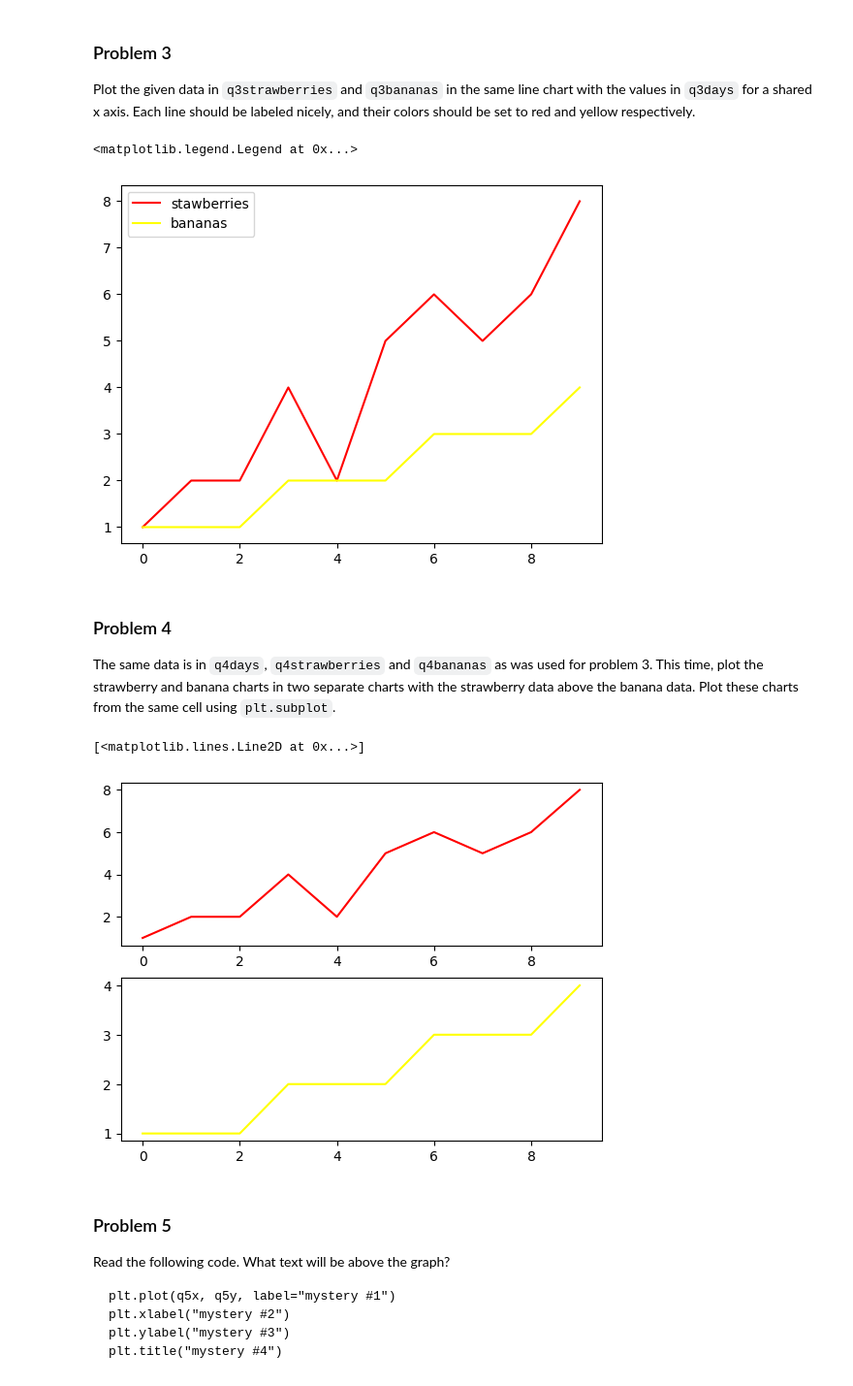
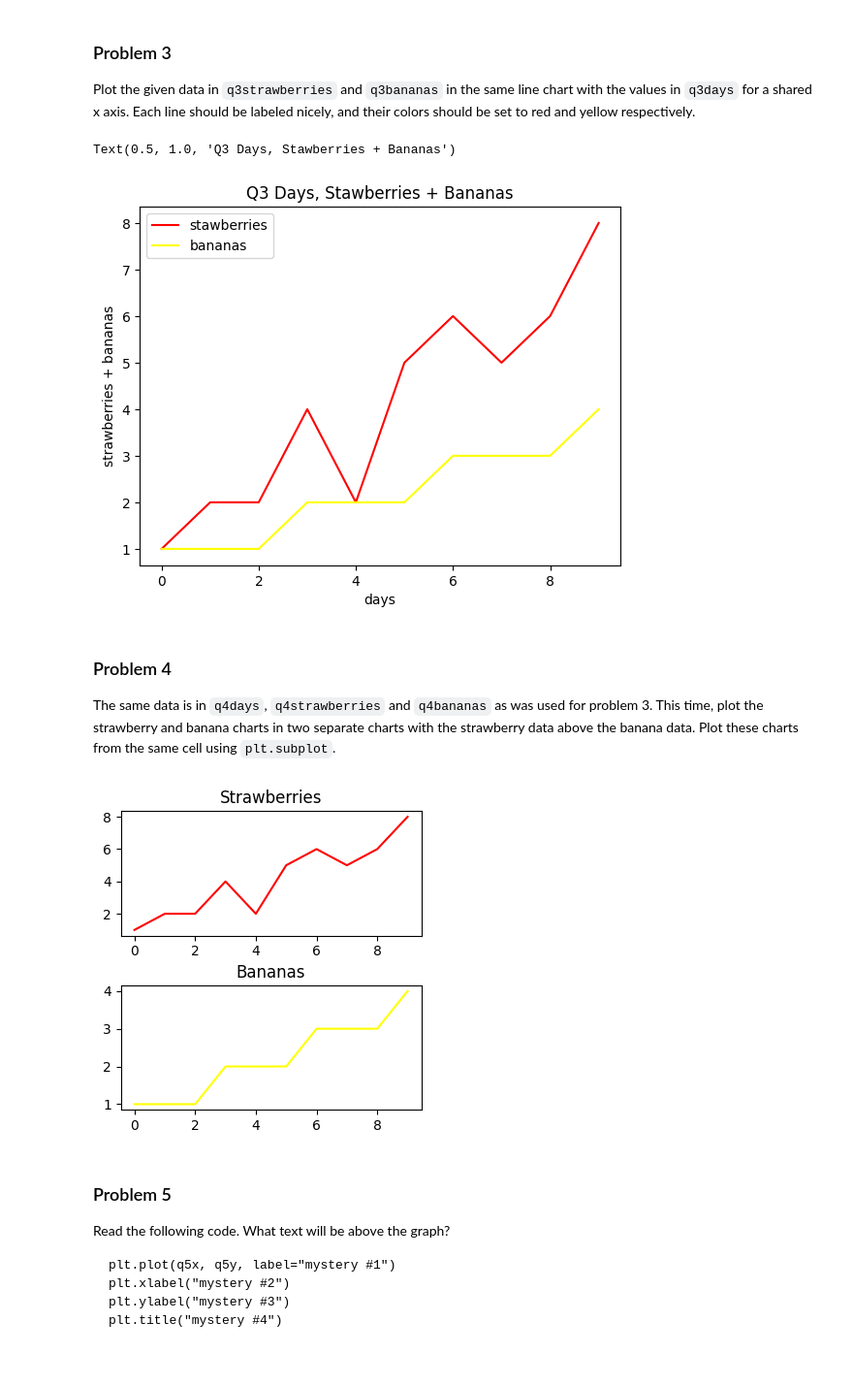
Before and after one commit to nwing2/dx602-homework-05, a Jupyter notebook: homework.ipynb, the cells around one changed output. Shown at 97% size. Cells and saved outputs as stored; diff of their text form; code cells hidden in the pictures.

```diff
--- a/homework.ipynb
+++ b/homework.ipynb
@@ -107,12 +113,16 @@ q3bananas = [1, 1, 1, 2, 2, 2, 3, 3, 3, 4]
 # %%
 # YOUR CHANGES HERE
 
 plt.plot(q3days, q3strawberries, label="stawberries", color="red")
 plt.plot(q3days, q3bananas, label="bananas", color="yellow")
 plt.legend()
+
+plt.xlabel("days")
+plt.ylabel("strawberries + bananas")
+plt.title("Q3 Days, Stawberries + Bananas")
 # %% [output]
-<matplotlib.legend.Legend at 0x...>
+Text(0.5, 1.0, 'Q3 Days, Stawberries + Bananas')
-[figure, old version]
+[figure, new version]
 # %% [markdown]
 ### Problem 4
 
@@ -127,12 +137,17 @@ q4strawberries = [1, 2, 2, 4, 2, 5, 6, 5, 6, 8]
 q4bananas = [1, 1, 1, 2, 2, 2, 3, 3, 3, 4]
 # %%
 # YOUR CHANGES HERE
-fig, axes =  plt.subplots(2,1)
-axes[0].plot(q4days, q4strawberries, color="red", label="strawberries")
-axes[1].plot(q4days, q4bananas, color="yellow", label="bananas")
+fig, axes = plt.subplots(2, 1, figsize=(4, 4))
+
+axes[0].plot(q4days, q4strawberries, color="red")
+axes[0].set_title("Strawberries")
+
+axes[1].plot(q4days, q4bananas, color="yellow")
+axes[1].set_title("Bananas")
+
+plt.subplots_adjust(hspace=0.4, wspace=0.5)
 # %% [output]
-[<matplotlib.lines.Line2D at 0x...>]
-[figure, old version]
+[figure, new version]
 # %% [markdown]
 ### Problem 5
 
```
Also changed, not shown: parts of 13 cells of this notebook.
